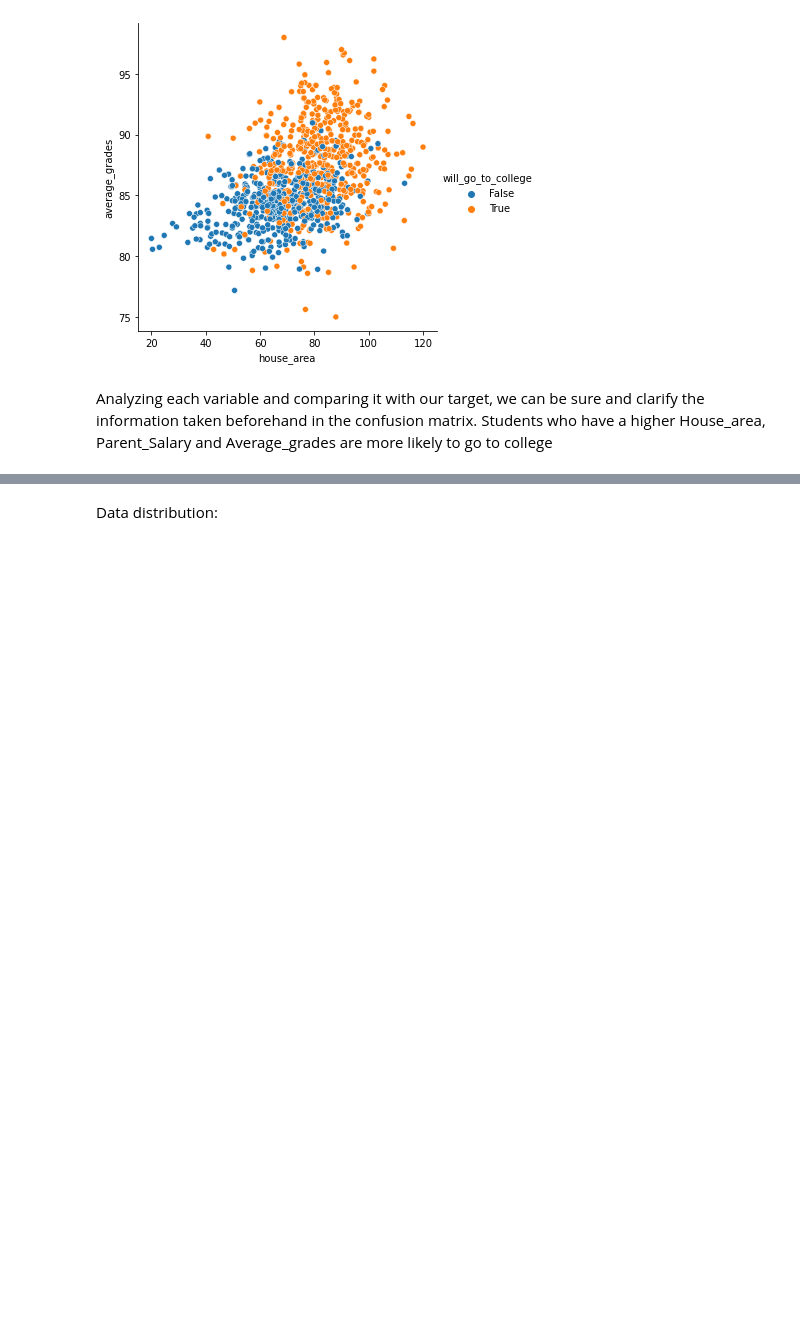
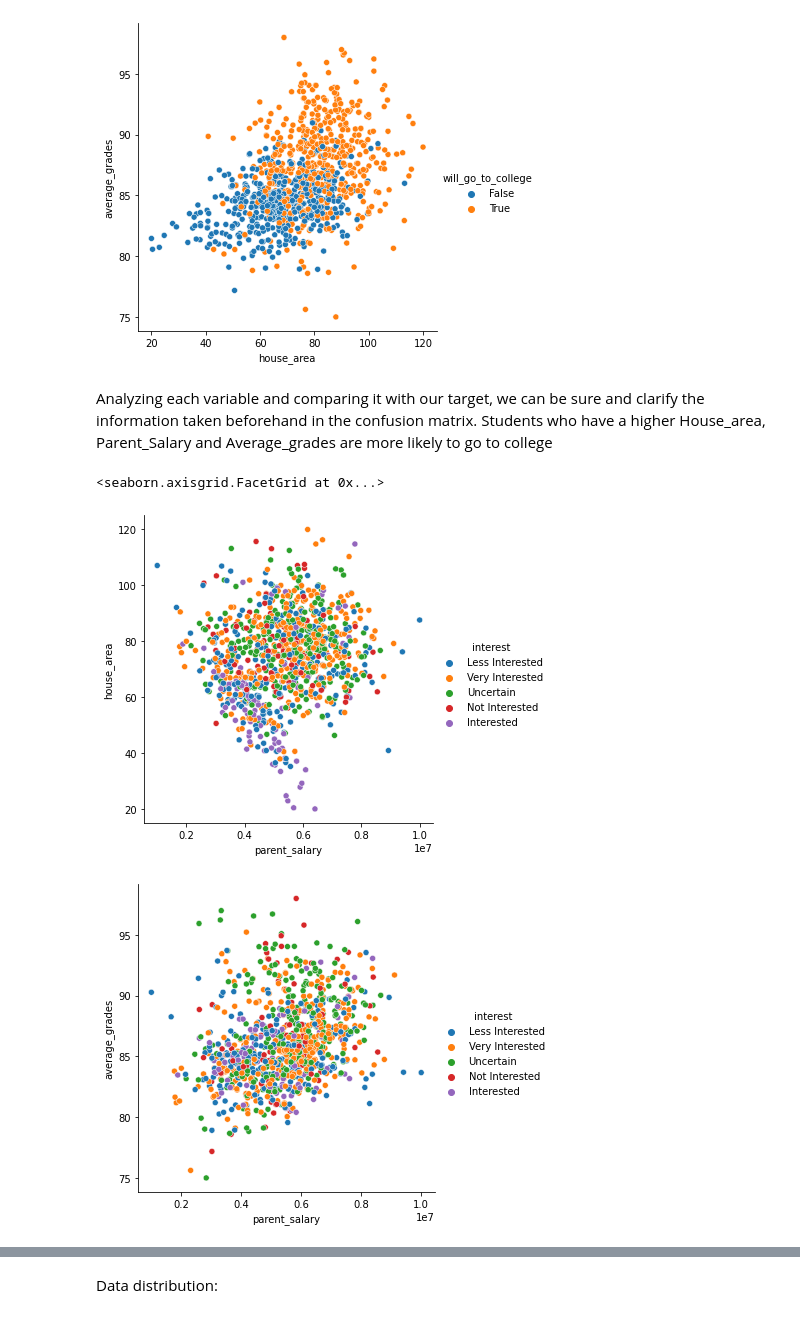
Before and after one commit to RichardeLira/Python-IA-Dell-Lead-, a Jupyter notebook: Challenges/defiance_01/Desafio_01.ipynb, the cells around one changed output, grey strips where cells are left out. Saved outputs shown, nothing was run; the diff lists cells and outputs as text; code cells hidden in the pictures; blank space fills up the shorter version.

```diff
--- a/Challenges/defiance_01/Desafio_01.ipynb
+++ b/Challenges/defiance_01/Desafio_01.ipynb
@@ -118,3 +103,10 @@ sns.relplot(x='house_area', y = 'average_grades', hue = "will_go_to_college", da
 [figure]
 # %% [markdown]
 Analyzing each variable and comparing it with our target, we can be sure and clarify the information taken beforehand in the confusion matrix. Students who have a higher House_area, Parent_Salary and Average_grades are more likely to go to college
+# %%
+sns.relplot(x='parent_salary', y = 'house_area', hue = "interest", data = df)
+sns.relplot(x='parent_salary', y = 'average_grades', hue = "interest", data = df)
+# %% [output]
+<seaborn.axisgrid.FacetGrid at 0x...>
+[figure, added]
+[figure, added]
```
Also changed, not shown: parts of 14 cells of this notebook.
